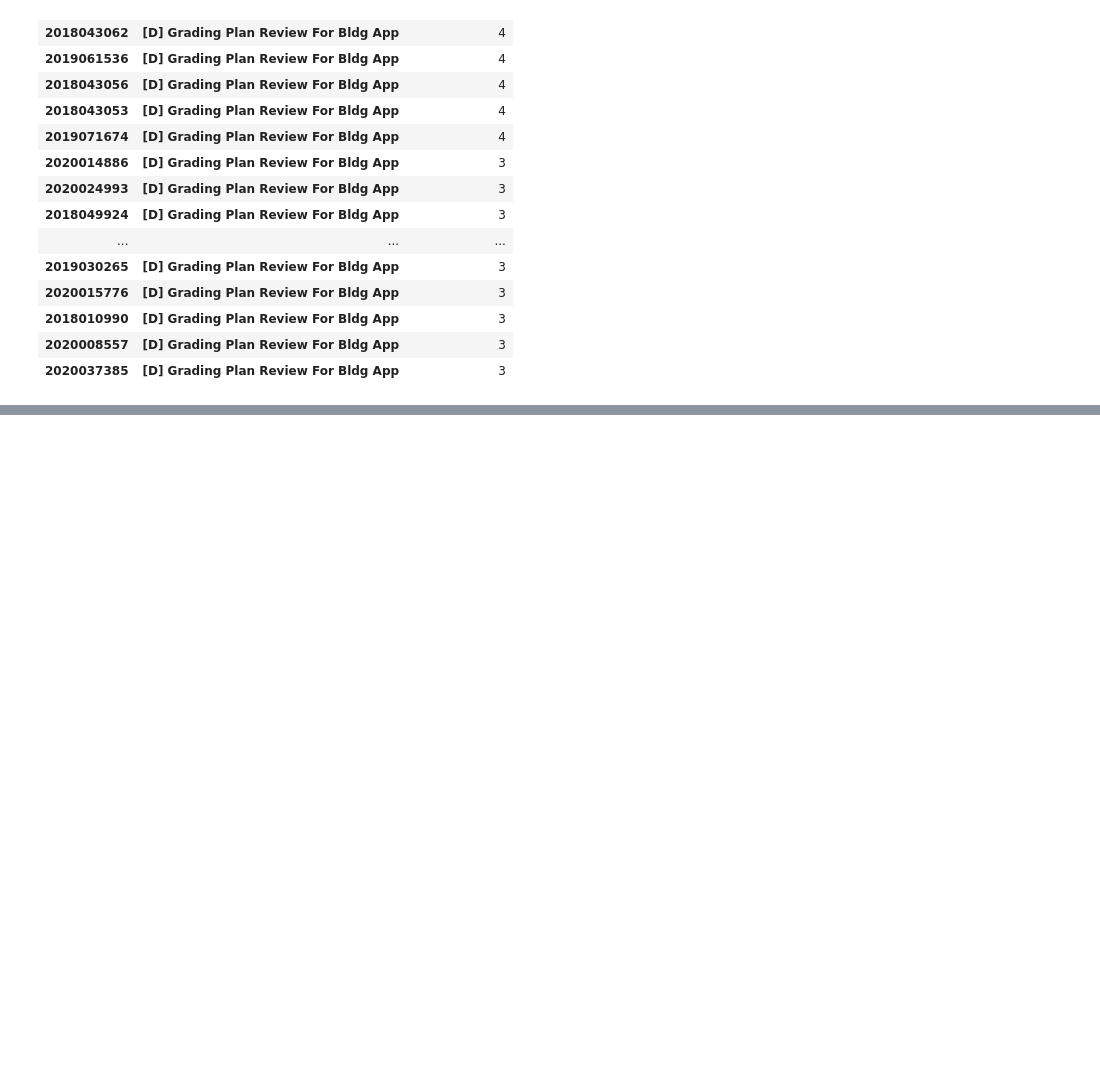
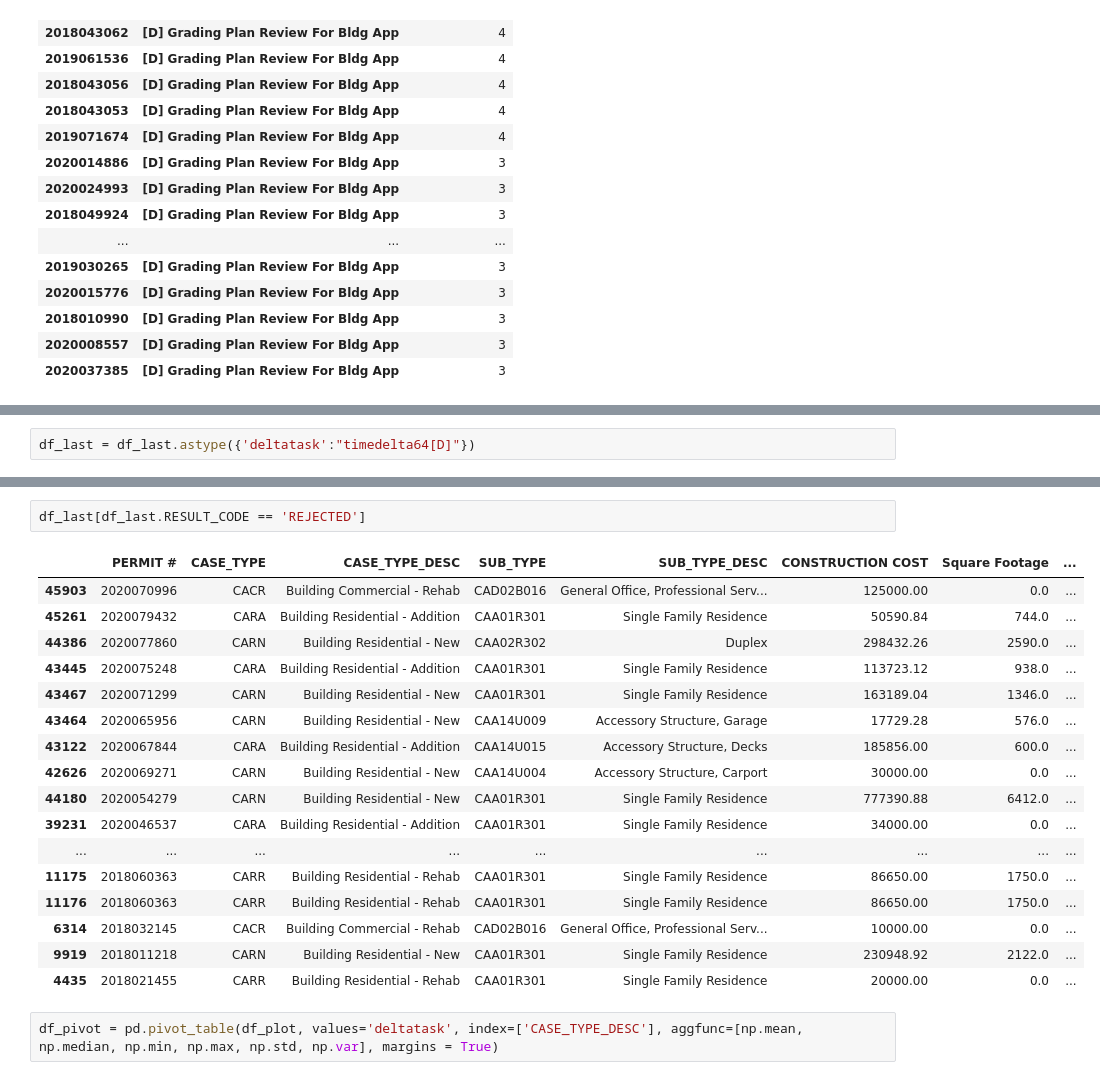
Before and after one commit to Z-Dot13/metro_codes_building_permits-moneyball, a Jupyter notebook: notebooks/Babb_partnerproject_EDA.ipynb, the cells around one changed output, grey strips where cells are left out. Saved outputs shown, nothing was run; the diff lists cells and outputs as text; blank space fills up the shorter version.

```diff
--- a/notebooks/Babb_partnerproject_EDA.ipynb
+++ b/notebooks/Babb_partnerproject_EDA.ipynb
@@ -205,4 +211,6 @@ SWISSUED         1
 NOT APPR         0
 TEMP             0
 Name: RESULT_CODE, dtype: int64
+# %%
+df_last = df_last.astype({'deltatask':"timedelta64[D]"})
 # %%
@@ -219,0 +222,22 @@ df_last.describe()
+# %%
+df_last[df_last.RESULT_CODE == 'REJECTED']
+# %% [output]
+|  | PERMIT # | CASE_TYPE | CASE_TYPE_DESC | SUB_TYPE | SUB_TYPE_DESC | CONSTRUCTION COST | Square Footage | ... |
+| 45903 | 2020070996 | CACR | Building Commercial - Rehab | CAD02B016 | General Office, Professional Serv... | 125000.00 | 0.0 | ... |
+| 45261 | 2020079432 | CARA | Building Residential - Addition | CAA01R301 | Single Family Residence | 50590.84 | 744.0 | ... |
+| 44386 | 2020077860 | CARN | Building Residential - New | CAA02R302 | Duplex | 298432.26 | 2590.0 | ... |
+| 43445 | 2020075248 | CARA | Building Residential - Addition | CAA01R301 | Single Family Residence | 113723.12 | 938.0 | ... |
+| 43467 | 2020071299 | CARN | Building Residential - New | CAA01R301 | Single Family Residence | 163189.04 | 1346.0 | ... |
+| 43464 | 2020065956 | CARN | Building Residential - New | CAA14U009 | Accessory Structure, Garage | 17729.28 | 576.0 | ... |
+| 43122 | 2020067844 | CARA | Building Residential - Addition | CAA14U015 | Accessory Structure, Decks | 185856.00 | 600.0 | ... |
+| 42626 | 2020069271 | CARN | Building Residential - New | CAA14U004 | Accessory Structure, Carport | 30000.00 | 0.0 | ... |
+| 44180 | 2020054279 | CARN | Building Residential - New | CAA01R301 | Single Family Residence | 777390.88 | 6412.0 | ... |
+| 39231 | 2020046537 | CARA | Building Residential - Addition | CAA01R301 | Single Family Residence | 34000.00 | 0.0 | ... |
+| ... | ... | ... | ... | ... | ... | ... | ... | ... |
+| 11175 | 2018060363 | CARR | Building Residential - Rehab | CAA01R301 | Single Family Residence | 86650.00 | 1750.0 | ... |
+| 11176 | 2018060363 | CARR | Building Residential - Rehab | CAA01R301 | Single Family Residence | 86650.00 | 1750.0 | ... |
+| 6314 | 2018032145 | CACR | Building Commercial - Rehab | CAD02B016 | General Office, Professional Serv... | 10000.00 | 0.0 | ... |
+| 9919 | 2018011218 | CARN | Building Residential - New | CAA01R301 | Single Family Residence | 230948.92 | 2122.0 | ... |
+| 4435 | 2018021455 | CARR | Building Residential - Rehab | CAA01R301 | Single Family Residence | 20000.00 | 0.0 | ... |
+# %%
+df_pivot = pd.pivot_table(df_plot, values='deltatask', index=['CASE_TYPE_DESC'], aggfunc=[np.mean, np.median, np.min, np.max, np.std, np.var], margins = True)
```
Also changed, not shown: parts of 23 cells of this notebook, 4 other files.
